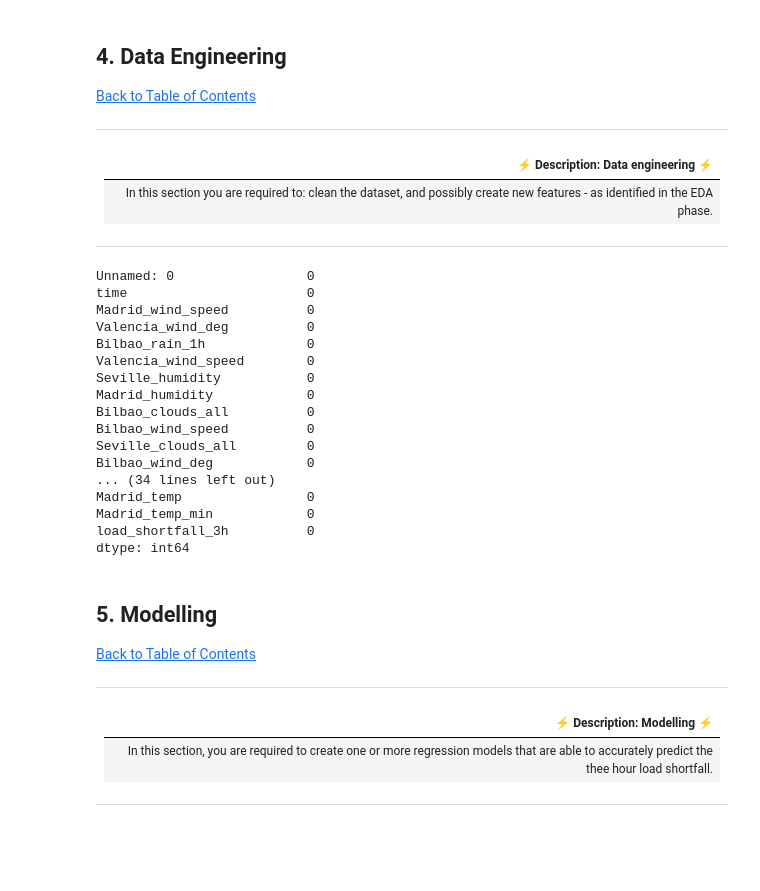
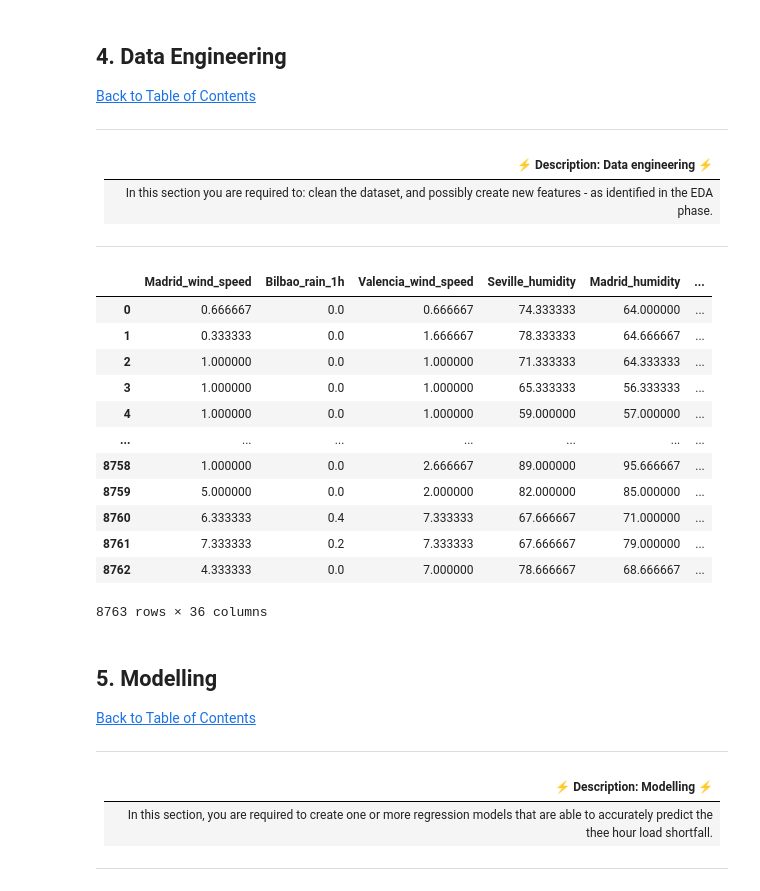
Before and after one commit to johnsiphiwe/Advanced-regression-T9, a Jupyter notebook: starter-notebook.ipynb, the cells around one changed output. Drawn from its saved outputs; the diff is of its cells as text; code cells hidden in the pictures; blank space fills up the shorter version.

```diff
--- a/starter-notebook.ipynb
+++ b/starter-notebook.ipynb
@@ -248,31 +211,31 @@ df_rain.hist(figsize=(10,10));
 | In this section you are required to: clean the dataset, and possibly create new features - as identified in the EDA phase. |
 
 ---
-# %%
-# remove missing values/ features
-df.isnull().sum()
-# %% [output]
-Unnamed: 0                 0
-time                       0
-Madrid_wind_speed          0
-Valencia_wind_deg          0
-Bilbao_rain_1h             0
-Valencia_wind_speed        0
-Seville_humidity           0
-Madrid_humidity            0
-Bilbao_clouds_all          0
-Bilbao_wind_speed          0
-Seville_clouds_all         0
-Bilbao_wind_deg            0
-... (34 lines left out)
-Madrid_temp                0
-Madrid_temp_min            0
-load_shortfall_3h          0
-dtype: int64
+# %%
+# remove missing values/ features
+df.drop(["Unnamed: 0", "time", "Valencia_wind_deg", "Seville_pressure", "Barcelona_rain_1h", "Seville_rain_1h", "Bilbao_snow_3h",
+        "Barcelona_pressure", "Seville_rain_3h", "Madrid_rain_1h", "Barcelona_rain_3h", "Valencia_snow_3h", "Valencia_pressure",
+        ], axis='columns', inplace=True)
 # %%
 # create new features
+new_data = df
 # %%
 # engineer existing features
+new_data
+# %% [output]
+|  | Madrid_wind_speed | Bilbao_rain_1h | Valencia_wind_speed | Seville_humidity | Madrid_humidity | ... |
+| 0 | 0.666667 | 0.0 | 0.666667 | 74.333333 | 64.000000 | ... |
+| 1 | 0.333333 | 0.0 | 1.666667 | 78.333333 | 64.666667 | ... |
+| 2 | 1.000000 | 0.0 | 1.000000 | 71.333333 | 64.333333 | ... |
+| 3 | 1.000000 | 0.0 | 1.000000 | 65.333333 | 56.333333 | ... |
+| 4 | 1.000000 | 0.0 | 1.000000 | 59.000000 | 57.000000 | ... |
+| ... | ... | ... | ... | ... | ... | ... |
+| 8758 | 1.000000 | 0.0 | 2.666667 | 89.000000 | 95.666667 | ... |
+| 8759 | 5.000000 | 0.0 | 2.000000 | 82.000000 | 85.000000 | ... |
+| 8760 | 6.333333 | 0.4 | 7.333333 | 67.666667 | 71.000000 | ... |
+| 8761 | 7.333333 | 0.2 | 7.333333 | 67.666667 | 79.000000 | ... |
+| 8762 | 4.333333 | 0.0 | 7.000000 | 78.666667 | 68.666667 | ... |
+8763 rows × 36 columns
 # %% [markdown]
 <a id="five"></a>
 ## 5. Modelling
```
Also changed, not shown: parts of 30 cells of this notebook.
